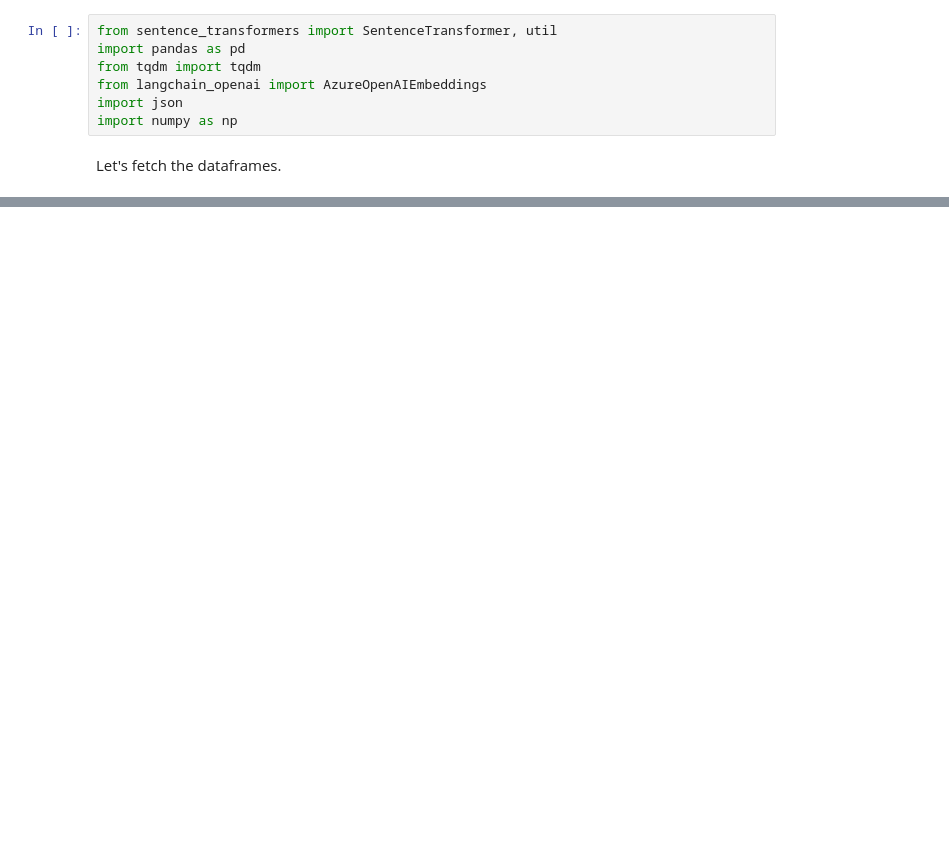
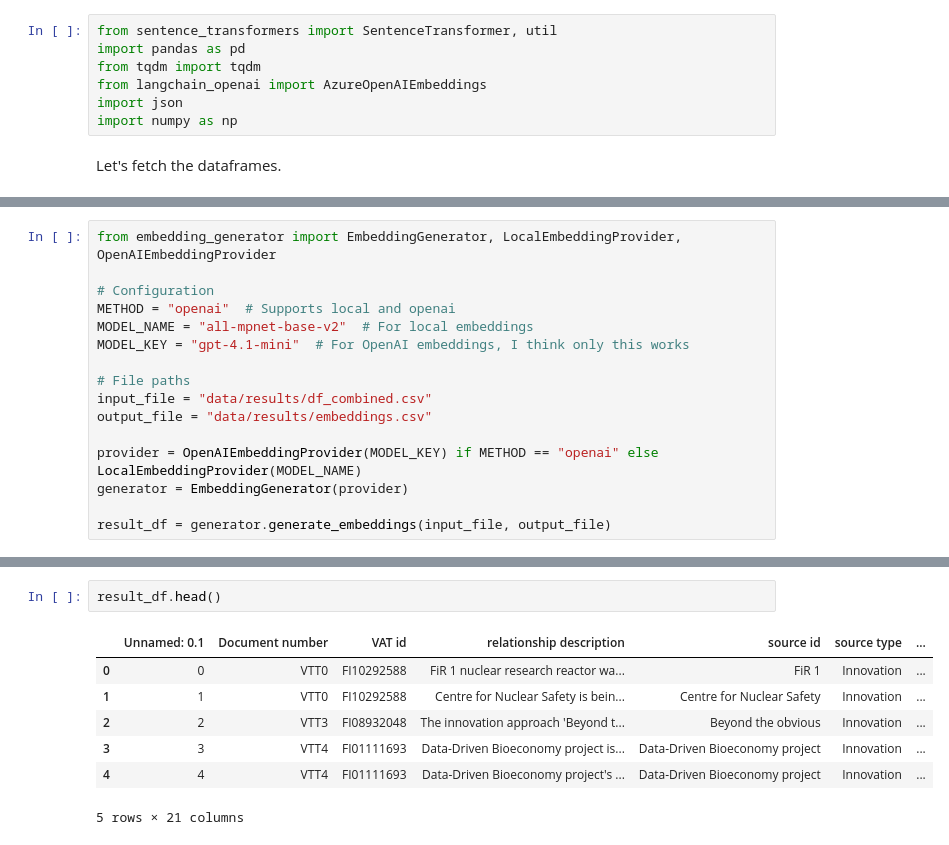
Before and after one commit to olliglorioso/vtt-innovation-duplication, a Jupyter notebook: main.ipynb, the cells around one changed output, grey strips where cells are left out. Drawn from its saved outputs; the diff is of its cells as text; blank space fills up the shorter version.

Commit message:
Use embedding generator

```diff
--- a/main.ipynb
+++ b/main.ipynb
@@ -82,0 +24,16 @@ combined_embeddings = model.encode(combined_texts, convert_to_tensor=True)
+# %%
+from embedding_generator import EmbeddingGenerator, LocalEmbeddingProvider, OpenAIEmbeddingProvider
+
+# Configuration
+METHOD = "openai"  # Supports local and openai
+MODEL_NAME = "all-mpnet-base-v2"  # For local embeddings
+MODEL_KEY = "gpt-4.1-mini"  # For OpenAI embeddings, I think only this works
+
+# File paths
+input_file = "data/results/df_combined.csv"
+output_file = "data/results/embeddings.csv"
+
+provider = OpenAIEmbeddingProvider(MODEL_KEY) if METHOD == "openai" else LocalEmbeddingProvider(MODEL_NAME)
+generator = EmbeddingGenerator(provider)
+
+result_df = generator.generate_embeddings(input_file, output_file)
@@ -83 +56,11 @@ combined_embeddings = model.encode(combined_texts, convert_to_tensor=True)
+# %%
+result_df.head()
+# %% [output]
+|  | Unnamed: 0.1 | Document number | VAT id | relationship description | source id | source type | ... |
+| 0 | 0 | VTT0 | FI10292588 | FiR 1 nuclear research reactor wa... | FiR 1 | Innovation | ... |
+| 1 | 1 | VTT0 | FI10292588 | Centre for Nuclear Safety is bein... | Centre for Nuclear Safety | Innovation | ... |
+| 2 | 2 | VTT3 | FI08932048 | The innovation approach 'Beyond t... | Beyond the obvious | Innovation | ... |
+| 3 | 3 | VTT4 | FI01111693 | Data-Driven Bioeconomy project is... | Data-Driven Bioeconomy project | Innovation | ... |
+| 4 | 4 | VTT4 | FI01111693 | Data-Driven Bioeconomy project's ... | Data-Driven Bioeconomy project | Innovation | ... |
+5 rows × 21 columns
 # %%
```
Also changed, not shown: parts of 7 cells of this notebook.
